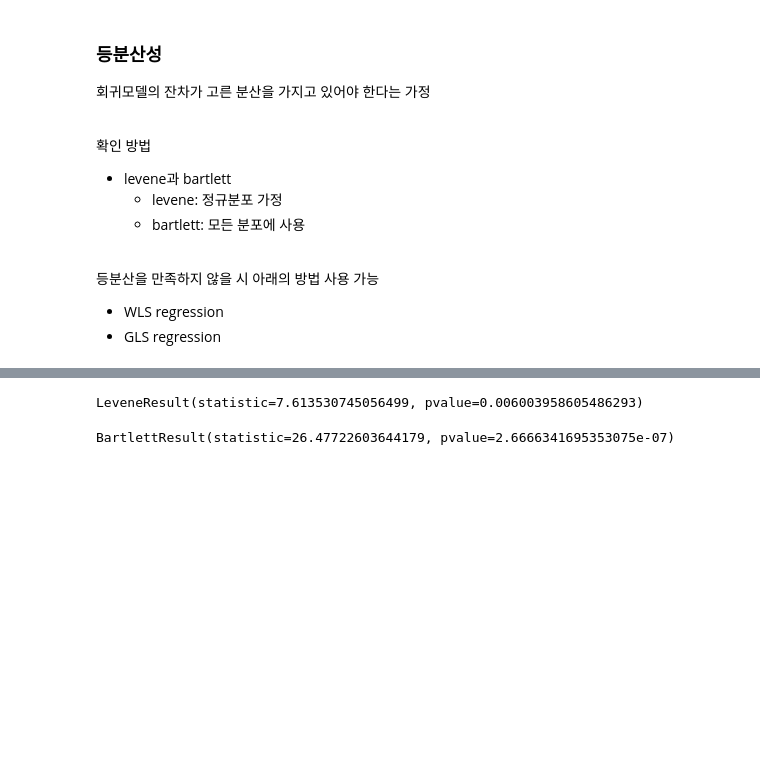
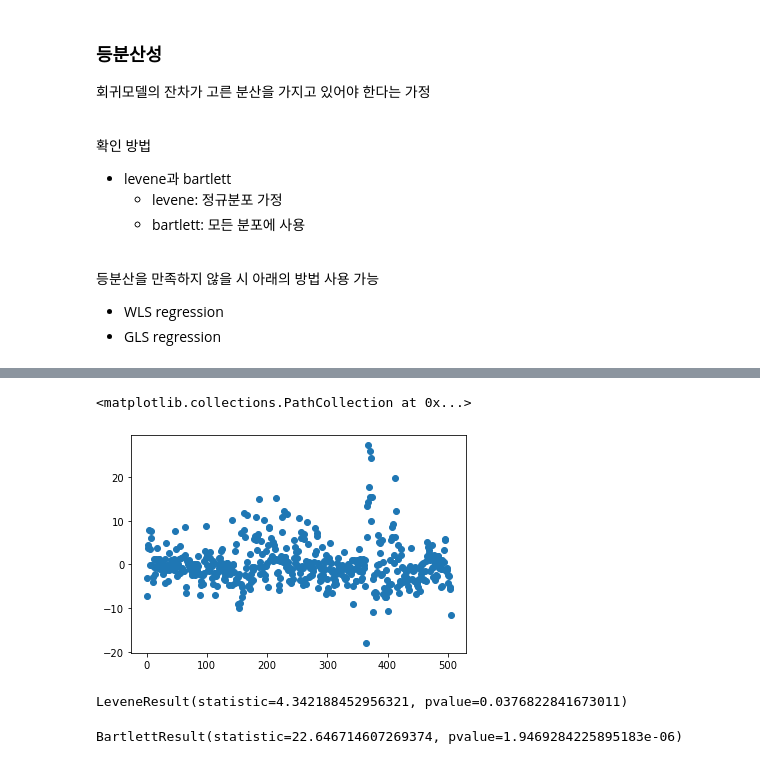
Before and after one commit to Eunseo23/Big-Data, a Jupyter notebook: bigdata2/day02.ipynb, the cells around one changed output, grey strips where cells are left out. Saved outputs shown, nothing was run; the diff lists cells and outputs as text; code cells hidden in the pictures; blank space fills up the shorter version.

```diff
--- a/bigdata2/day02.ipynb
+++ b/bigdata2/day02.ipynb
@@ -528,8 +555,13 @@ from statsmodels.stats.outliers_influence import variance_inflation_factor
+# %%
+plt.scatter(range(len(model.resid)),model.resid)
+# %% [output]
+<matplotlib.collections.PathCollection at 0x...>
+[figure, added]
 # %%
-sp.stats.levene(model.resid[:203],model.resid[203:])
+sp.stats.levene(model.resid[:253],model.resid[253:])
 # %% [output]
-LeveneResult(statistic=7.613530745056499, pvalue=0.006003958605486293)
+LeveneResult(statistic=4.342188452956321, pvalue=0.0376822841673011)
 # %%
-sp.stats.bartlett(model.resid[:203],model.resid[203:])
+sp.stats.bartlett(model.resid[:253],model.resid[253:])
 # %% [output]
-BartlettResult(statistic=26.47722603644179, pvalue=2.6666341695353075e-07)
+BartlettResult(statistic=22.646714607269374, pvalue=1.9469284225895183e-06)
```
Also changed, not shown: parts of 8 cells of this notebook.
